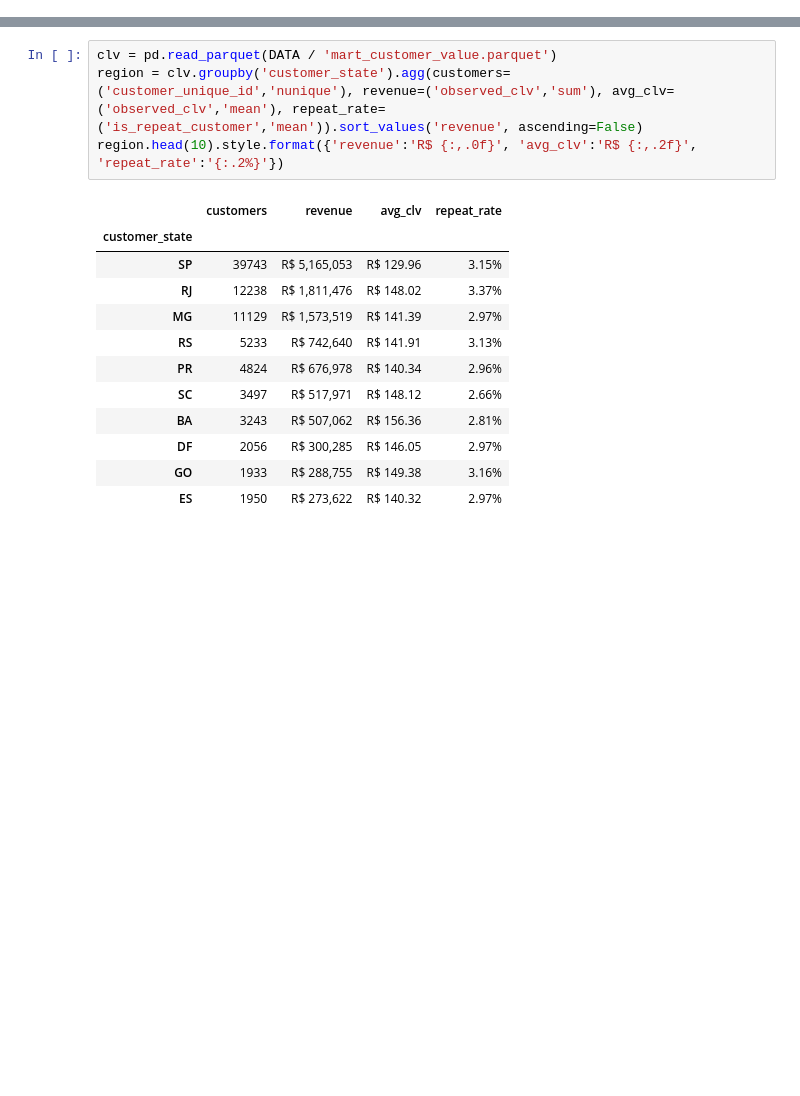
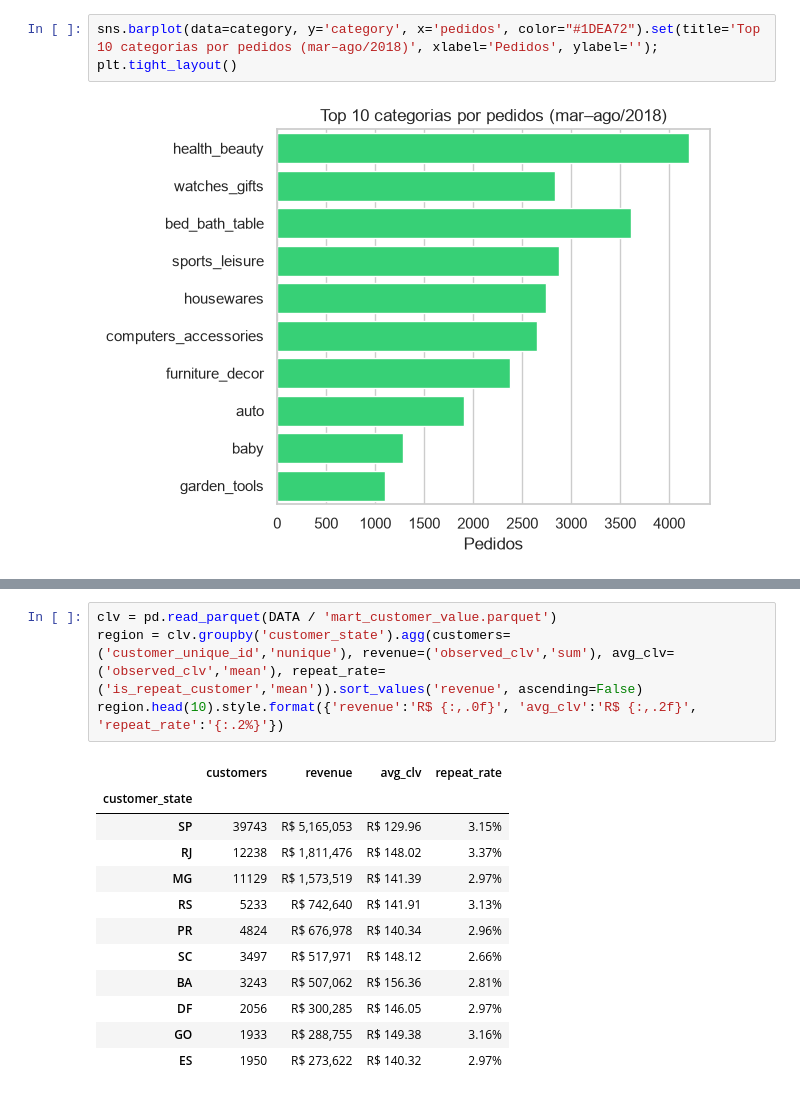
Before and after one commit to PedroReste/ifood_case_analytics_engineer, a Jupyter notebook: notebooks/02_exploratory_analysis.ipynb, the cells around one changed output, grey strips where cells are left out. Cells and saved outputs as stored; diff of their text form; blank space fills up the shorter version.

```diff
--- a/notebooks/02_exploratory_analysis.ipynb
+++ b/notebooks/02_exploratory_analysis.ipynb
@@ -238,0 +139,4 @@ CLV é GMV histórico observado por cliente, porque a janela curta não sustenta
+# %%
+sns.barplot(data=category, y='category', x='pedidos', color="#1DEA72").set(title='Top 10 categorias por pedidos (mar–ago/2018)', xlabel='Pedidos', ylabel=''); plt.tight_layout()
+# %% [output]
+[figure, added]
```
Also changed, not shown: parts of 48 cells of this notebook, 11 other files.
